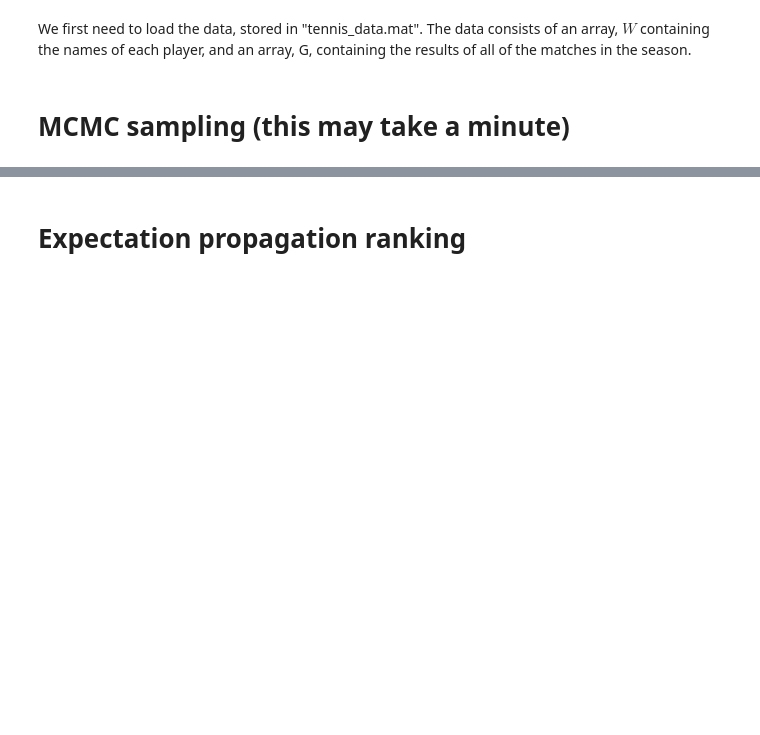
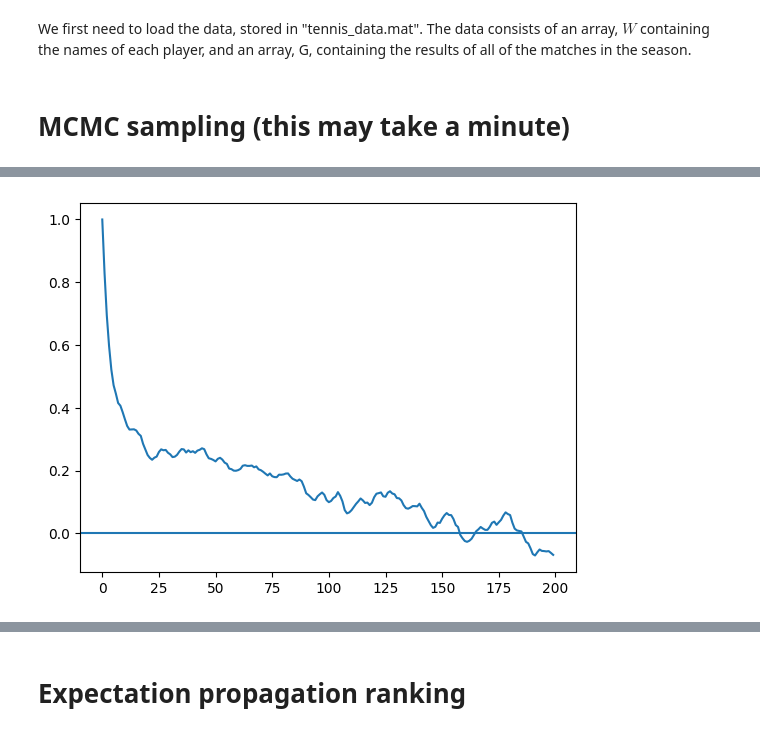
Before and after one commit to dt536/4F13-CW2, a Jupyter notebook: coursework2.ipynb, the cells around one changed output, grey strips where cells are left out. Saved outputs shown, nothing was run; the diff lists cells and outputs as text; code cells hidden in the pictures; blank space fills up the shorter version.

```diff
--- a/coursework2.ipynb
+++ b/coursework2.ipynb
@@ -43,7 +61,11 @@ skill_samples = MH_sample(games, num_players, num_its)
 # %%
 # plotting the autocorrelation function for player i
 i = 5
-autocor = np.zeros(50)
-for t in range(50):
+autocor = np.zeros(200)
+for t in range(200):
     autocor[t]=pandas.Series.autocorr(pandas.Series(skill_samples[i,:]),lag=t)
 plt.plot(autocor)
+plt.axhline(0)
+plt.show()
+# %% [output]
+[figure, added]
```
Also changed, not shown: parts of 14 cells of this notebook, 3 other files.
